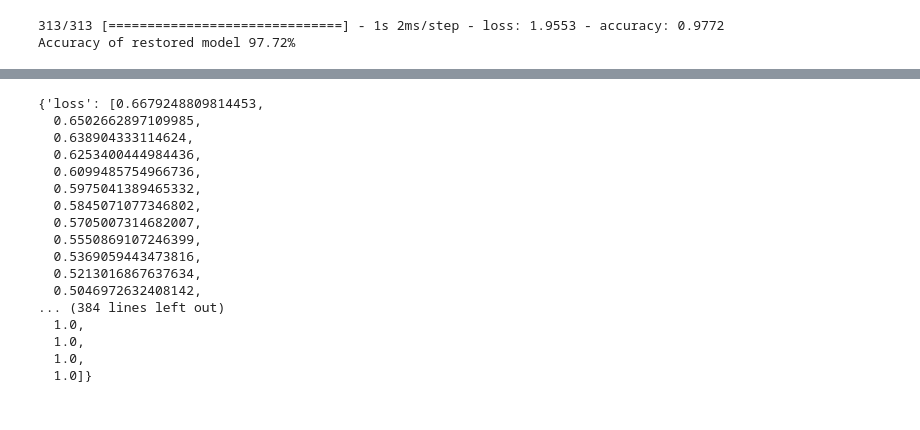
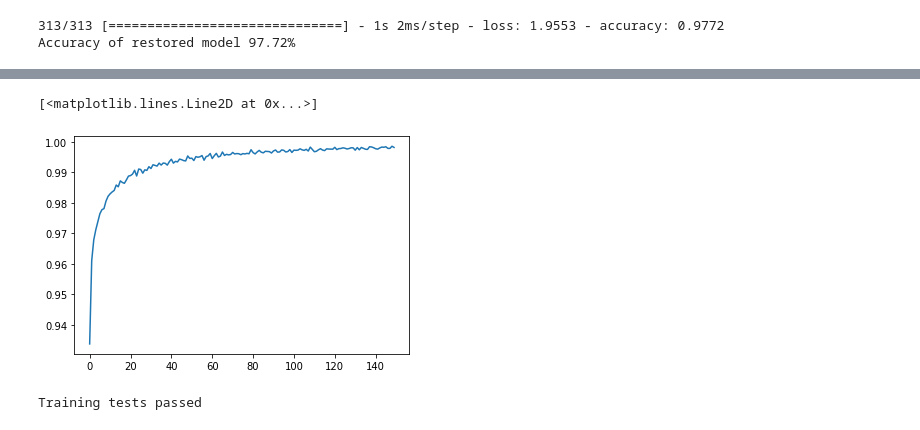
Before and after one commit to MagicMoleMM/ML, a Jupyter notebook: TF_3.ipynb, the cells around one changed output, grey strips where cells are left out. Cells and saved outputs as stored; diff of their text form; code cells hidden in the pictures.

```diff
--- a/TF_3.ipynb
+++ b/TF_3.ipynb
@@ -801,20 +782,18 @@ show_mnist(x_test[idxs].reshape((-1, 28, 28)), y_test[idxs], y_predict[idxs])
-# %%
-history.history
-# %% [output]
-{'loss': [0.6679248809814453,
-  0.6502662897109985,
-  0.638904333114624,
-  0.6253400444984436,
-  0.6099485754966736,
-  0.5975041389465332,
-  0.5845071077346802,
-  0.5705007314682007,
-  0.5550869107246399,
-  0.5369059443473816,
-  0.5213016867637634,
-  0.5046972632408142,
-... (384 lines left out)
-  1.0,
-  1.0,
-  1.0,
-  1.0]}
+# %%
+history_df_5 = pd.DataFrame(history.history)
+plt.plot(history_df_5.accuracy)
+# %% [output]
+[<matplotlib.lines.Line2D at 0x...>]
+[figure, added]
+# %%
+assert len(list(path.glob("*"))) != 0, f"Checkpoint dir {path}"
+assert "accuracy" in history.history, "History object must contain Accuracy. Please, retrain with this metric"
+assert "val_accuracy" in history.history, "Please, provide validation_data in model.fit."
+assert np.max(history.history["val_accuracy"]) > 0.95, "Validation accuracy must be more than 0.95"
+# Для старой версии (tf.__version__ == 1.x) запустить aseert-ы ниже:
+# assert "acc" in history.history, "History object must contain Accuracy. Please, retrain with this metric"
+# assert "val_acc" in history.history, "Please, provide validation_data in model.fit."
+# assert np.max(history.history["val_acc"]) > 0.95, "Validation accuracy must be more than 0.95"
+print("Training tests passed")
+# %% [output]
+Training tests passed
```
Also changed, not shown: parts of 4 cells of this notebook.
